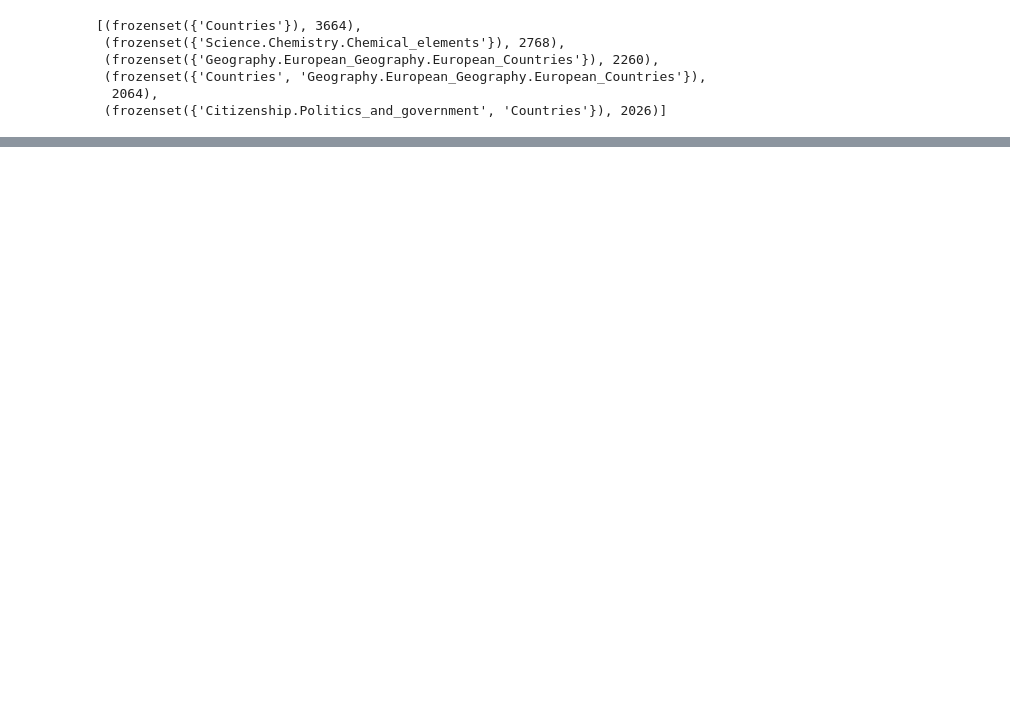
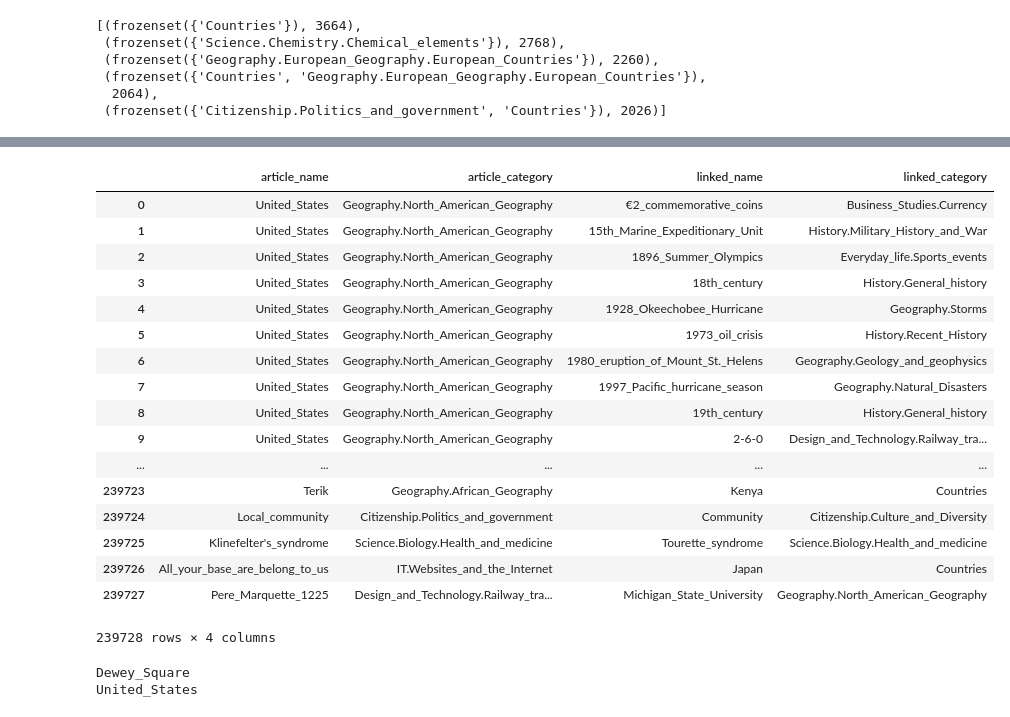
Before and after one commit to tomirendo/stdlib-data-analysis-, a Jupyter notebook: notebook.ipynb, the cells around one changed output, grey strips where cells are left out. Cells and saved outputs as stored; diff of their text form; code cells hidden in the pictures; blank space fills up the shorter version.

```diff
--- a/notebook.ipynb
+++ b/notebook.ipynb
@@ -13,10 +13,13 @@ http://snap.stanford.edu/data/wikispeedia.html
 from pandas import DataFrame
 class PrintableList(list):
     def to_data_frame(self):
-        if self and hasattr(self[0], "_fields"):
+        if self and hasattr(self[0], "_fields"): #namedtuple have their field names in the _field property
             return DataFrame(list(self), columns=self[0]._fields)
         return DataFrame(list(self))
     def _repr_html_(self):
+        """
+        An HTML representation of a list. Jupyter knows to looks for this function before calling __repr__.
+        """
         return self.to_data_frame()._repr_html_()
 # %%
 import csv
@@ -170,0 +192,33 @@ counter.most_common(5)
+# %%
+# We can write a bit more complicated function, like:
+counter = Counter(i.article_name for i in ls)
+def count_links(article):
+    return counter[article.article_name]
+
+PrintableList(sorted(ls, key = count_links, reverse=True ))
+# %% [output]
+|  | article_name | article_category | linked_name | linked_category |
+| 0 | United_States | Geography.North_American_Geography | €2_commemorative_coins | Business_Studies.Currency |
+| 1 | United_States | Geography.North_American_Geography | 15th_Marine_Expeditionary_Unit | History.Military_History_and_War |
+| 2 | United_States | Geography.North_American_Geography | 1896_Summer_Olympics | Everyday_life.Sports_events |
+| 3 | United_States | Geography.North_American_Geography | 18th_century | History.General_history |
+| 4 | United_States | Geography.North_American_Geography | 1928_Okeechobee_Hurricane | Geography.Storms |
+| 5 | United_States | Geography.North_American_Geography | 1973_oil_crisis | History.Recent_History |
+| 6 | United_States | Geography.North_American_Geography | 1980_eruption_of_Mount_St._Helens | Geography.Geology_and_geophysics |
+| 7 | United_States | Geography.North_American_Geography | 1997_Pacific_hurricane_season | Geography.Natural_Disasters |
+| 8 | United_States | Geography.North_American_Geography | 19th_century | History.General_history |
+| 9 | United_States | Geography.North_American_Geography | 2-6-0 | Design_and_Technology.Railway_tra... |
+| ... | ... | ... | ... | ... |
+| 239723 | Terik | Geography.African_Geography | Kenya | Countries |
+| 239724 | Local_community | Citizenship.Politics_and_government | Community | Citizenship.Culture_and_Diversity |
+| 239725 | Klinefelter's_syndrome | Science.Biology.Health_and_medicine | Tourette_syndrome | Science.Biology.Health_and_medicine |
+| 239726 | All_your_base_are_belong_to_us | IT.Websites_and_the_Internet | Japan | Countries |
+| 239727 | Pere_Marquette_1225 | Design_and_Technology.Railway_tra... | Michigan_State_University | Geography.North_American_Geography |
+239728 rows × 4 columns
+# %%
+#We can also use they same keyword for min and max
+print(min(ls, key = count_links ).article_name)
+print(max(ls, key = count_links ).article_name)
+# %% [output]
+Dewey_Square
+United_States
```
Also changed, not shown: parts of 8 cells of this notebook, 1 other file.
